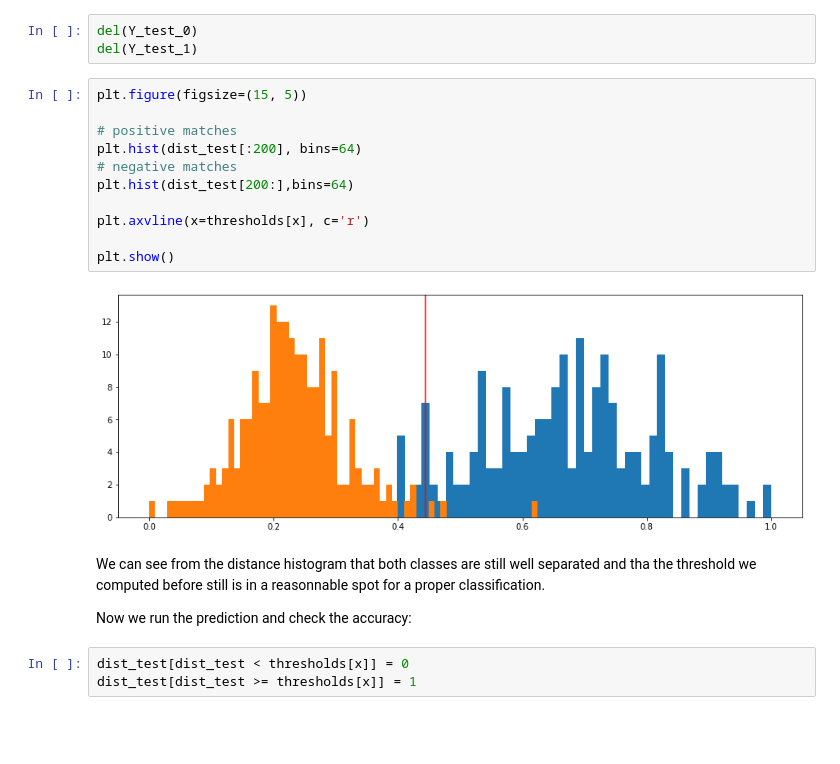
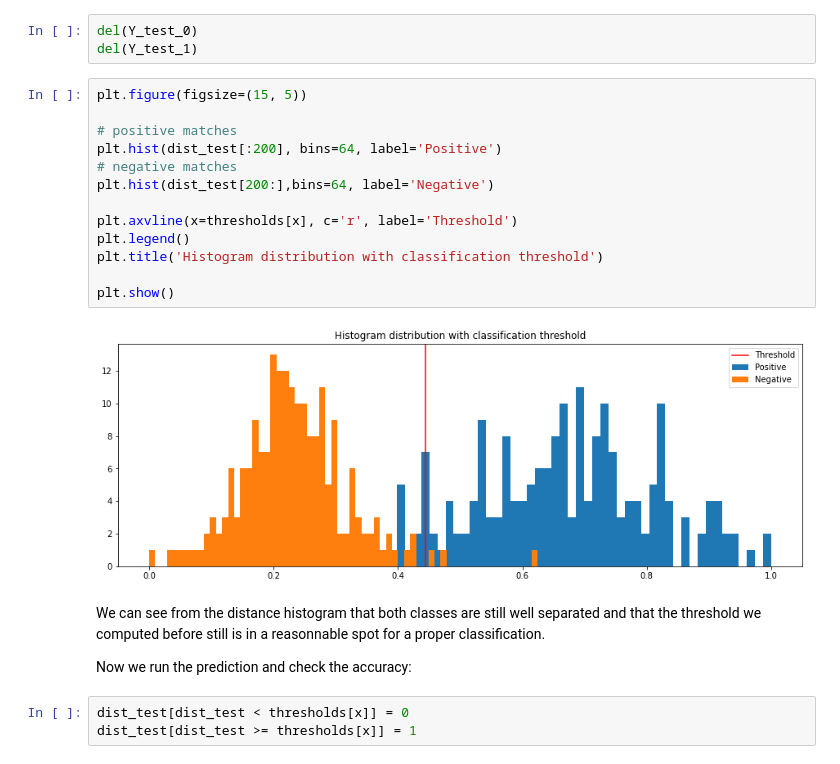
Before and after one commit to mattrouss/face-verification, a Jupyter notebook: face_analysis.ipynb, the cells around one changed output. Drawn from its saved outputs; the diff is of its cells as text; blank space fills up the shorter version.

```diff
--- a/face_analysis.ipynb
+++ b/face_analysis.ipynb
@@ -228,18 +233,20 @@ del(Y_test_1)
 # %%
 plt.figure(figsize=(15, 5))
 
 # positive matches
-plt.hist(dist_test[:200], bins=64)
+plt.hist(dist_test[:200], bins=64, label='Positive')
 # negative matches
-plt.hist(dist_test[200:],bins=64)
+plt.hist(dist_test[200:],bins=64, label='Negative')
 
-plt.axvline(x=thresholds[x], c='r')
+plt.axvline(x=thresholds[x], c='r', label='Threshold')
+plt.legend()
+plt.title('Histogram distribution with classification threshold')
 
 plt.show()
 # %% [output]
-[figure, old version]
+[figure, new version]
 # %% [markdown]
-We can see from the distance histogram that both classes are still well separated and tha the threshold we computed before still is in a reasonnable spot for a proper classification.
+We can see from the distance histogram that both classes are still well separated and that the threshold we computed before still is in a reasonnable spot for a proper classification.
 
 Now we run the prediction and check the accuracy:
 # %%
```
Also changed, not shown: parts of 14 cells of this notebook.
